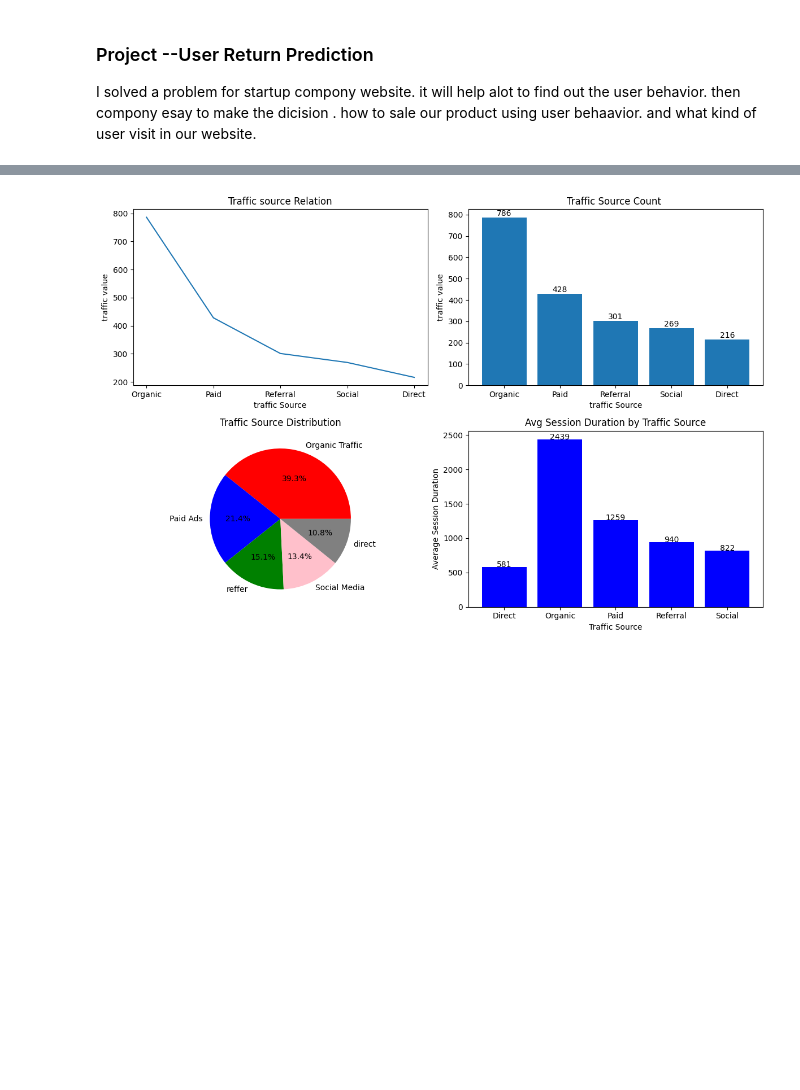
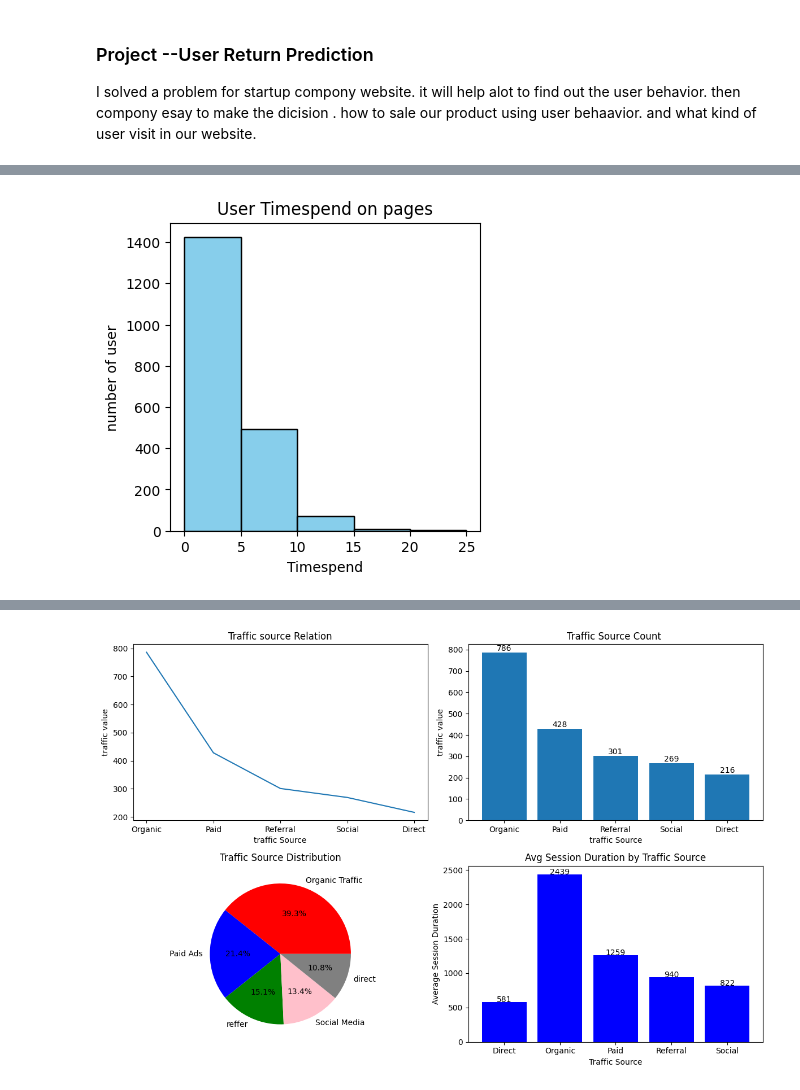
Before and after one commit to Himanshutiwari321/User-Return-Prediction---Startup---ML, a Jupyter notebook: project_URP.ipynb, the cells around one changed output, grey strips where cells are left out. Cells and saved outputs as stored; diff of their text form; code cells hidden in the pictures; blank space fills up the shorter version.

```diff
--- a/project_URP.ipynb
+++ b/project_URP.ipynb
@@ -34,0 +159,18 @@ df.describe()
+# %%
+#numarical columns ---Time on Page
+
+plt.figure(figsize=(4,4))
+
+bins = [0, 5, 10,15,20,25]
+plt.hist(
+   df['Time on Page'],
+   color ='skyblue',
+   edgecolor = 'black',
+    bins=bins
+)
+plt.ylabel("number of user")
+plt.xlabel("Timespend")
+plt.title("User Timespend on pages")
+plt.show()
+# %% [output]
+[figure, added]
```
Also changed, not shown: parts of 15 cells of this notebook.
